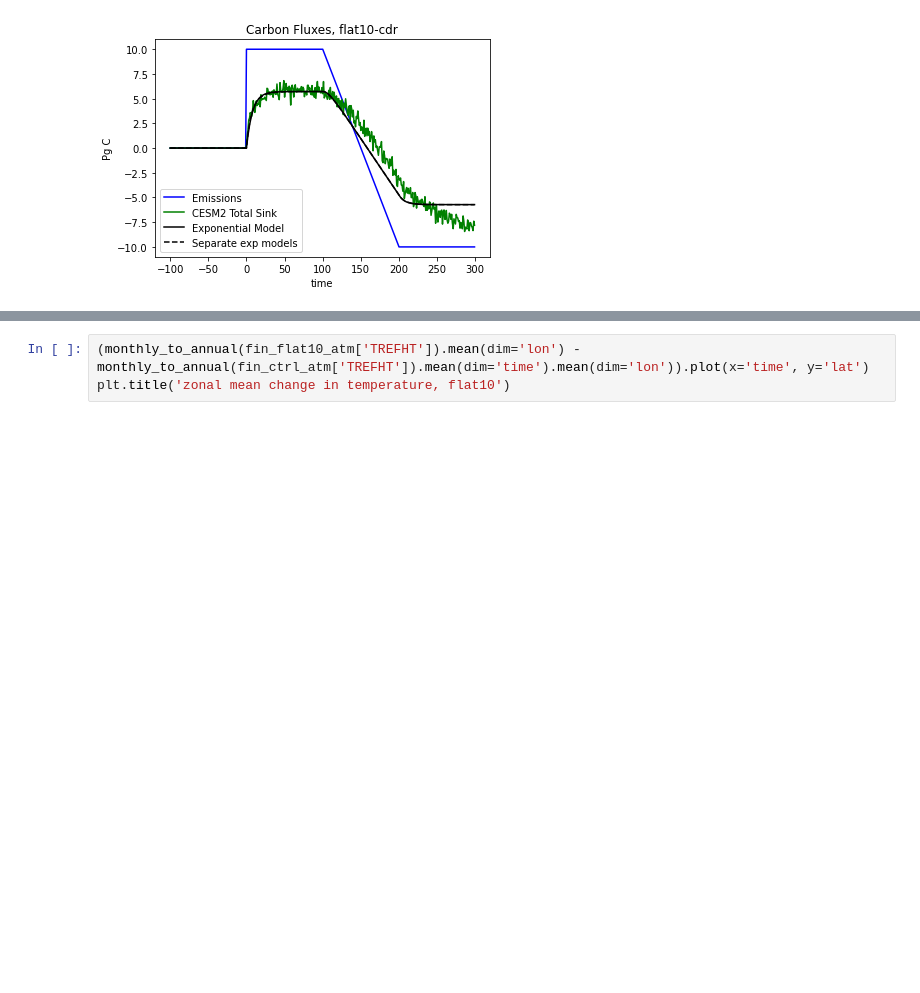
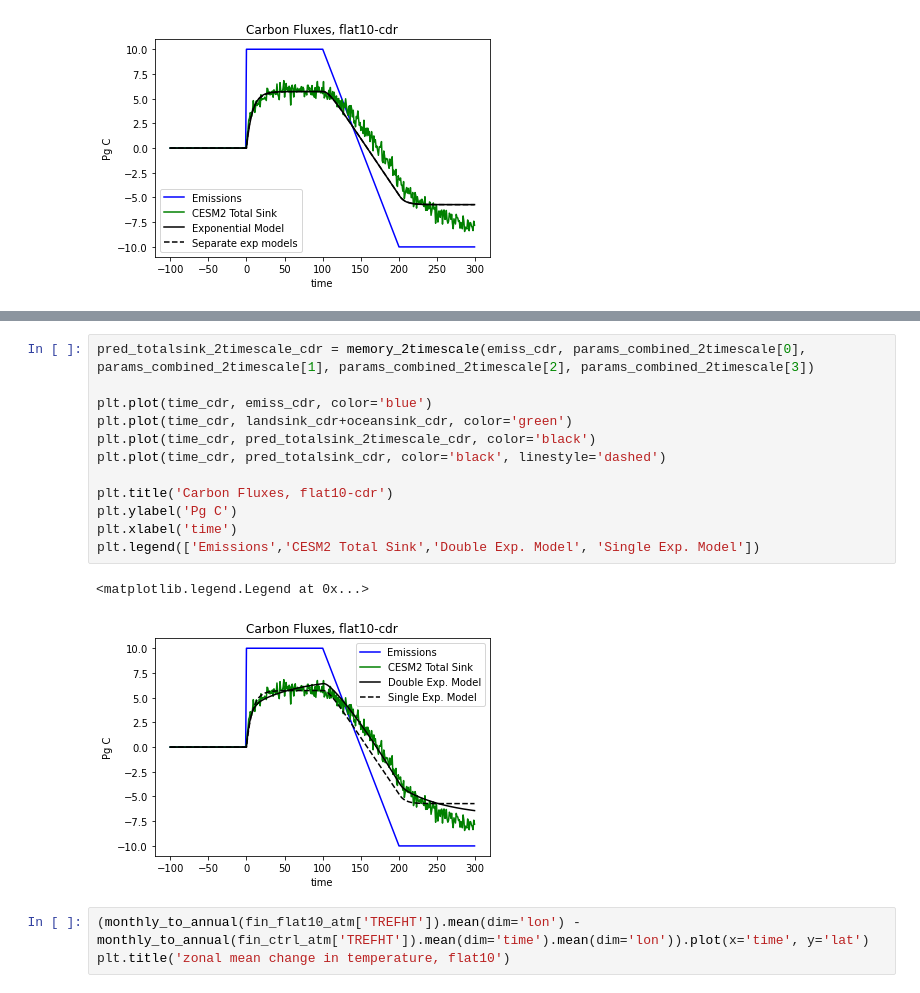
Before and after one commit to ckoven/flat10, a Jupyter notebook: flat10-analysis.ipynb, the cells around one changed output, grey strips where cells are left out. Cells and saved outputs as stored; diff of their text form; blank space fills up the shorter version.

```diff
--- a/flat10-analysis.ipynb
+++ b/flat10-analysis.ipynb
@@ -390,3 +423,18 @@ plt.legend(['Emissions','CESM2 Total Sink','Exponential Model', 'Separate exp mo
+# %%
+pred_totalsink_2timescale_cdr = memory_2timescale(emiss_cdr, params_combined_2timescale[0], params_combined_2timescale[1], params_combined_2timescale[2], params_combined_2timescale[3])
+
+plt.plot(time_cdr, emiss_cdr, color='blue')
+plt.plot(time_cdr, landsink_cdr+oceansink_cdr, color='green')
+plt.plot(time_cdr, pred_totalsink_2timescale_cdr, color='black')
+plt.plot(time_cdr, pred_totalsink_cdr, color='black', linestyle='dashed')
+
+plt.title('Carbon Fluxes, flat10-cdr')
+plt.ylabel('Pg C')
+plt.xlabel('time')
+plt.legend(['Emissions','CESM2 Total Sink','Double Exp. Model', 'Single Exp. Model'])
+# %% [output]
+<matplotlib.legend.Legend at 0x...>
+[figure, added]
 # %%
 (monthly_to_annual(fin_flat10_atm['TREFHT']).mean(dim='lon') - monthly_to_annual(fin_ctrl_atm['TREFHT']).mean(dim='time').mean(dim='lon')).plot(x='time', y='lat')
 plt.title('zonal mean change in temperature, flat10')
```
Also changed, not shown: parts of 4 cells of this notebook.
